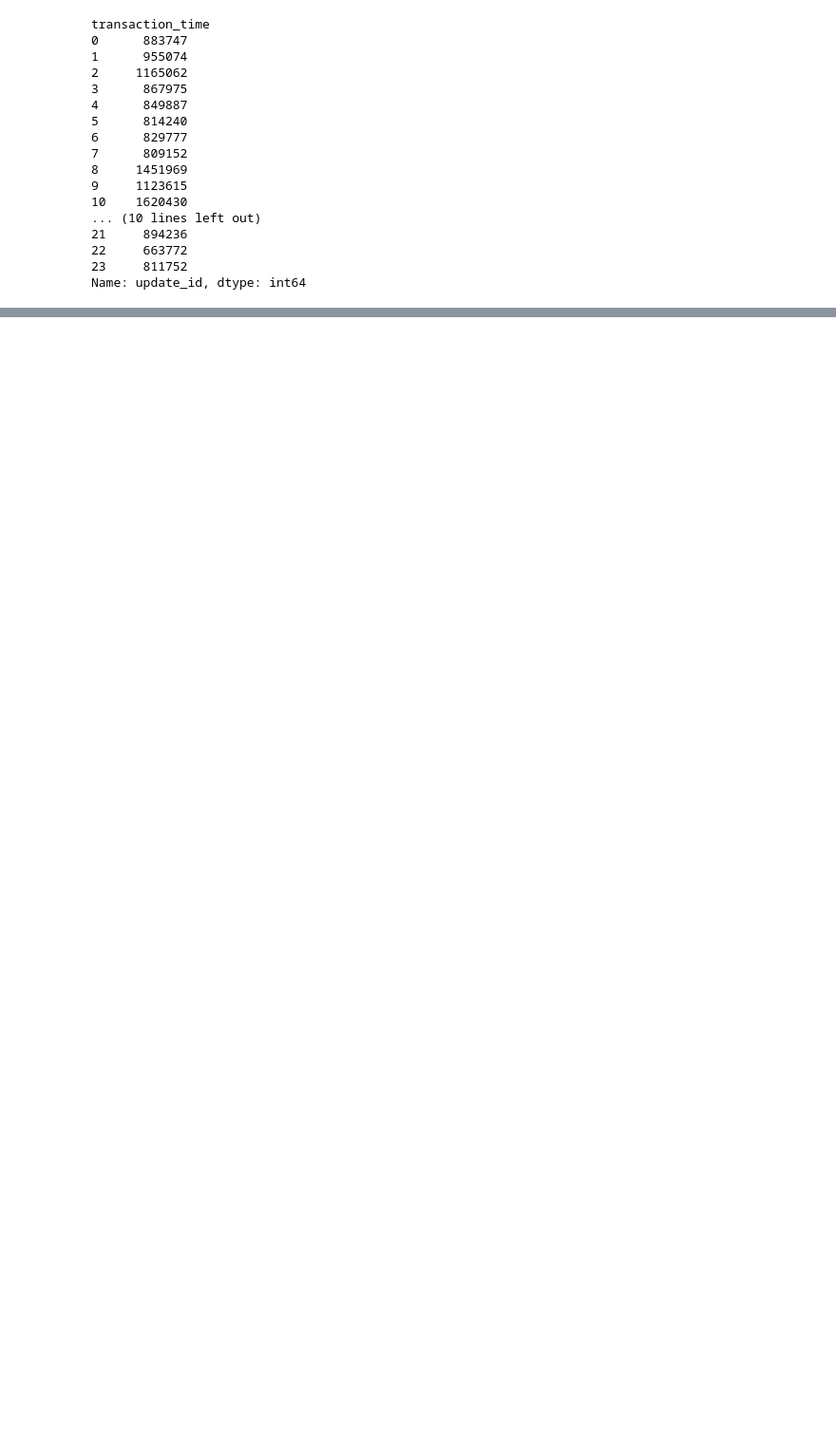
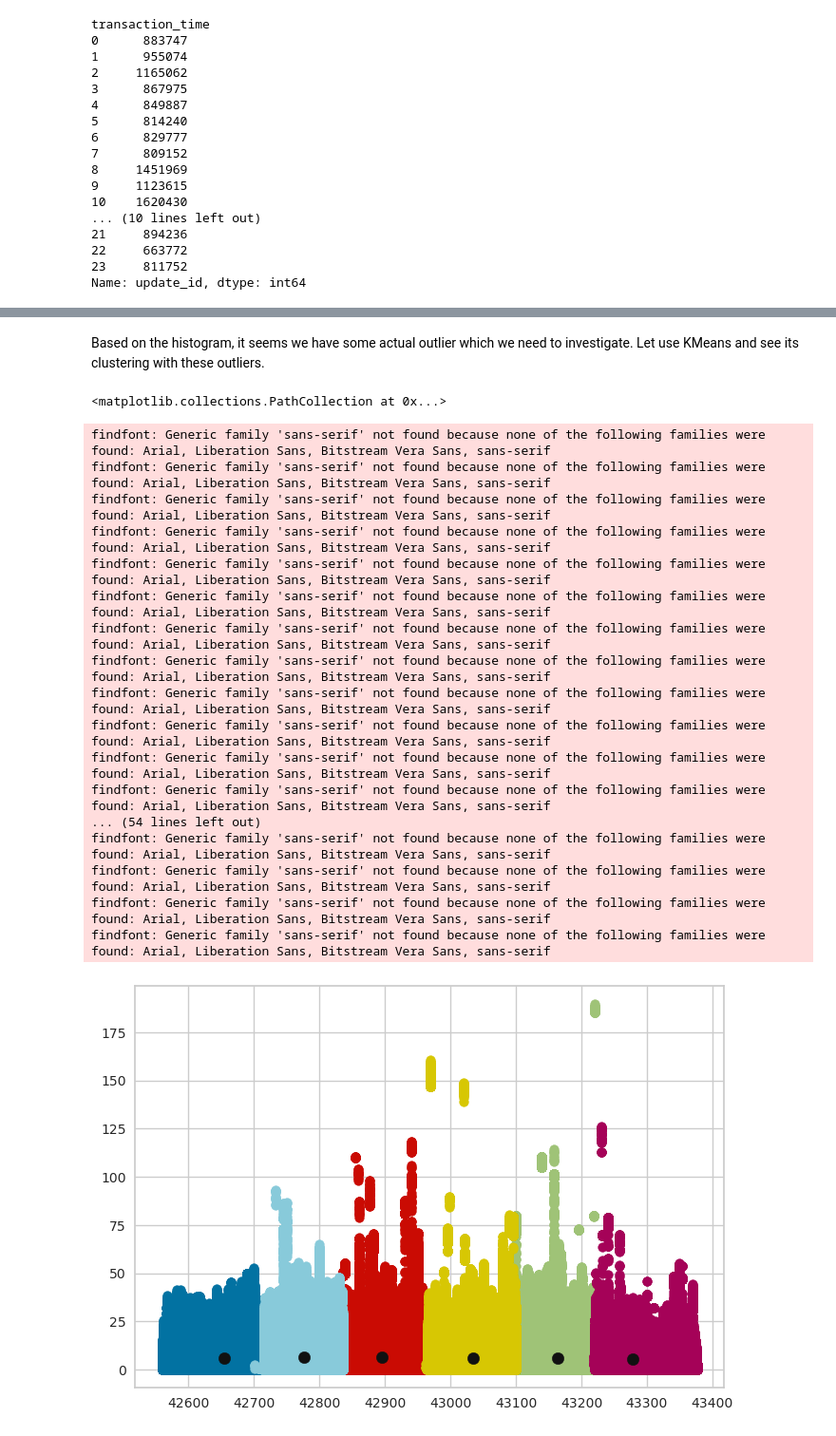
Before and after one commit to 1995parham-goodies/binance-client, a Jupyter notebook: demo.ipynb, the cells around one changed output, grey strips where cells are left out. Shown: that part at 95% size. Saved outputs shown, nothing was run; the diff lists cells and outputs as text; code cells hidden in the pictures; blank space fills up the shorter version.

```diff
--- a/demo.ipynb
+++ b/demo.ipynb
@@ -101,0 +222,33 @@ plt.plot(df_group_by_timestamp['transaction_time'], df_group_by_timestamp['best_
+# %% [markdown]
+Based on the histogram, it seems we have some actual outlier which we need to investigate. Let use KMeans and see its clustering with these outliers.
+# %%
+labels = kmeans.predict(df[['best_bid_price', 'best_bid_qty', 'best_ask_price', 'best_ask_qty']])
+# %%
+centroids = kmeans.cluster_centers_
+u_labels = np.unique(labels)
+
+#plotting the results:
+
+for i in u_labels:
+    plt.scatter(df[labels == i]['best_bid_price'] , df[labels == i]['best_bid_qty'] , label = i)
+plt.scatter(centroids[:,0] , centroids[:,1] , s = 80, color = 'k')
+# %% [output]
+<matplotlib.collections.PathCollection at 0x...>
+findfont: Generic family 'sans-serif' not found because none of the following families were found: Arial, Liberation Sans, Bitstream Vera Sans, sans-serif
+findfont: Generic family 'sans-serif' not found because none of the following families were found: Arial, Liberation Sans, Bitstream Vera Sans, sans-serif
+findfont: Generic family 'sans-serif' not found because none of the following families were found: Arial, Liberation Sans, Bitstream Vera Sans, sans-serif
+findfont: Generic family 'sans-serif' not found because none of the following families were found: Arial, Liberation Sans, Bitstream Vera Sans, sans-serif
+findfont: Generic family 'sans-serif' not found because none of the following families were found: Arial, Liberation Sans, Bitstream Vera Sans, sans-serif
+findfont: Generic family 'sans-serif' not found because none of the following families were found: Arial, Liberation Sans, Bitstream Vera Sans, sans-serif
+findfont: Generic family 'sans-serif' not found because none of the following families were found: Arial, Liberation Sans, Bitstream Vera Sans, sans-serif
+findfont: Generic family 'sans-serif' not found because none of the following families were found: Arial, Liberation Sans, Bitstream Vera Sans, sans-serif
+findfont: Generic family 'sans-serif' not found because none of the following families were found: Arial, Liberation Sans, Bitstream Vera Sans, sans-serif
+findfont: Generic family 'sans-serif' not found because none of the following families were found: Arial, Liberation Sans, Bitstream Vera Sans, sans-serif
+findfont: Generic family 'sans-serif' not found because none of the following families were found: Arial, Liberation Sans, Bitstream Vera Sans, sans-serif
+findfont: Generic family 'sans-serif' not found because none of the following families were found: Arial, Liberation Sans, Bitstream Vera Sans, sans-serif
+... (54 lines left out)
+findfont: Generic family 'sans-serif' not found because none of the following families were found: Arial, Liberation Sans, Bitstream Vera Sans, sans-serif
+findfont: Generic family 'sans-serif' not found because none of the following families were found: Arial, Liberation Sans, Bitstream Vera Sans, sans-serif
+findfont: Generic family 'sans-serif' not found because none of the following families were found: Arial, Liberation Sans, Bitstream Vera Sans, sans-serif
+findfont: Generic family 'sans-serif' not found because none of the following families were found: Arial, Liberation Sans, Bitstream Vera Sans, sans-serif
+[figure, added]
```
Also changed, not shown: parts of 16 cells of this notebook.
